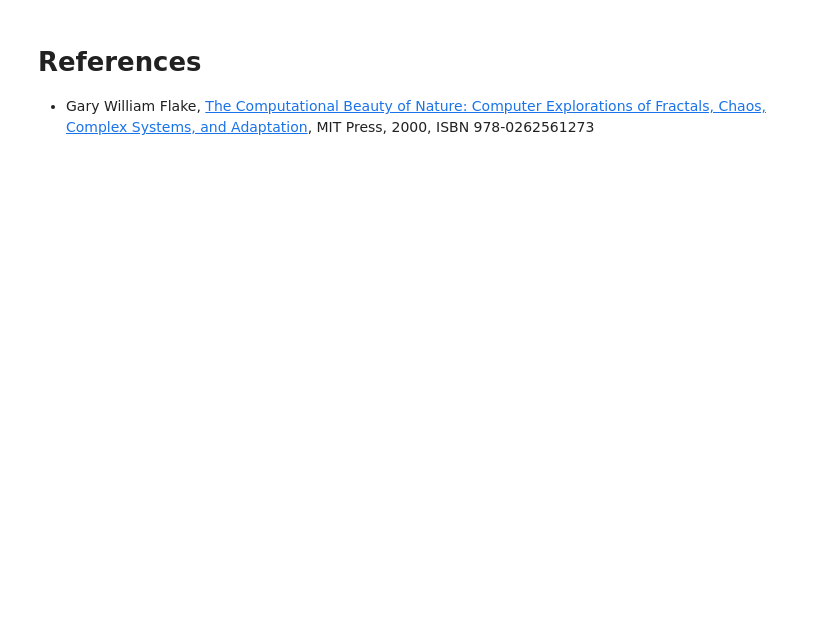
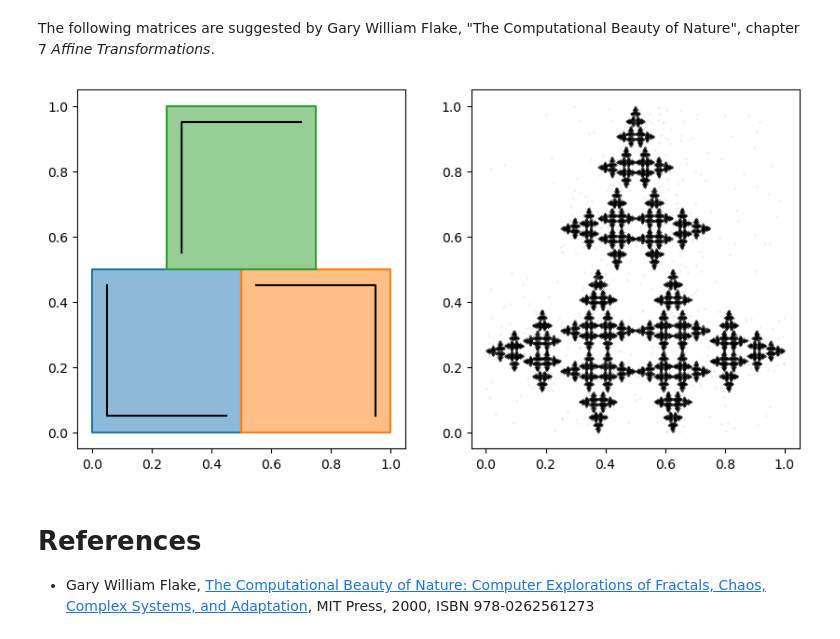
Before and after one commit to mmarzolla/chaos-fractals-phd-course, a Jupyter notebook: IFS.ipynb, the cells around one changed output. Saved outputs shown, nothing was run; the diff lists cells and outputs as text; code cells hidden in the pictures; blank space fills up the shorter version.

```diff
--- a/IFS.ipynb
+++ b/IFS.ipynb
@@ -146,0 +133,2 @@ show_transformation(rules1)
+# %% [markdown]
+The following matrices are suggested by Gary William Flake, "The Computational Beauty of Nature", chapter 7 _Affine Transformations_.
@@ -147,3 +183,15 @@ show_transformation(rules1)
+# %%
+def draw_IFS_and_rule(rule, norbits=100, points_per_orbit=1000):
+    plt.subplots(1, 2, figsize=(10,5))
+    plt.subplot(1, 2, 1)
+    show_transformation(rule)
+    plt.subplot(1, 2, 2)
+    IFS(rule, norbits, points_per_orbit)
+    plt.show()
+
+draw_IFS_and_rule(rule1)
+# %% [output]
+[figure, added]
 # %% [markdown]
 # References
 
```
Also changed, not shown: parts of 15 cells of this notebook.
